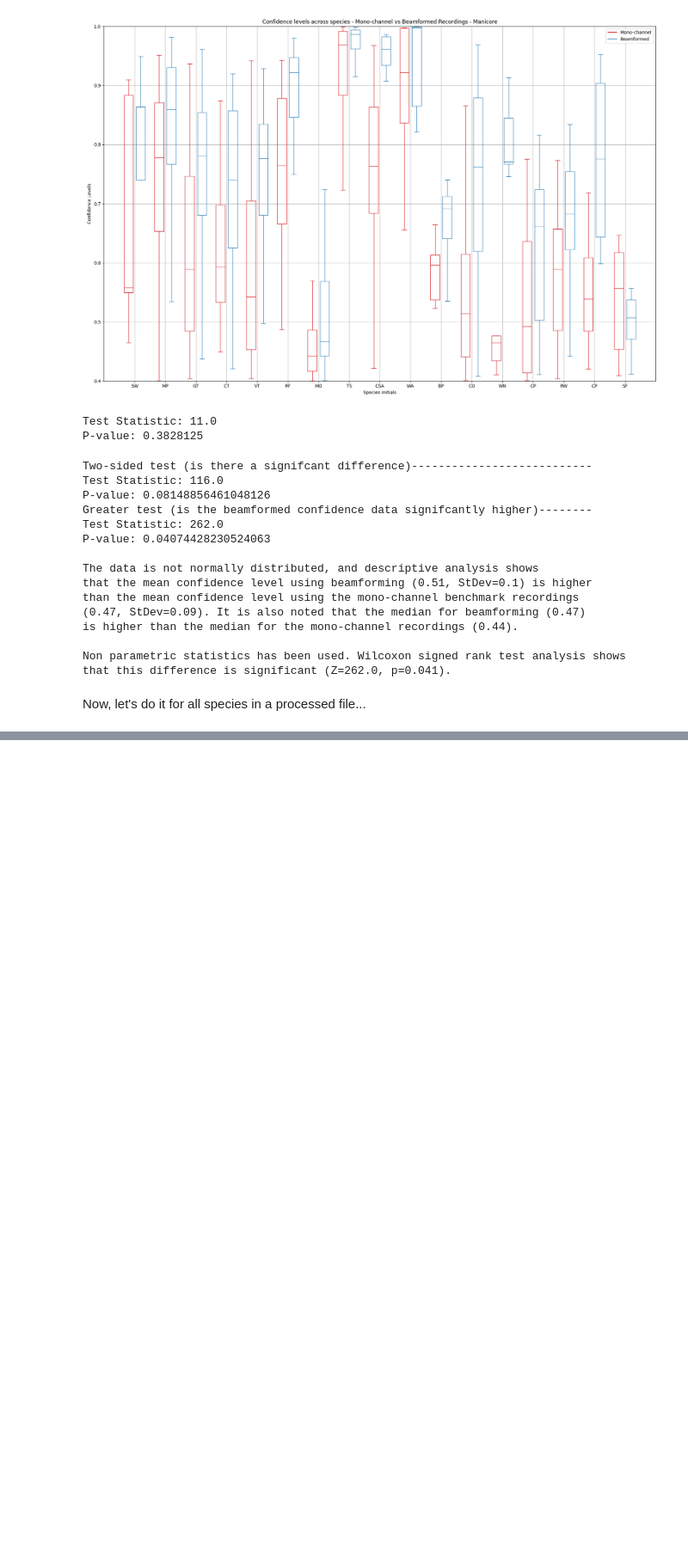
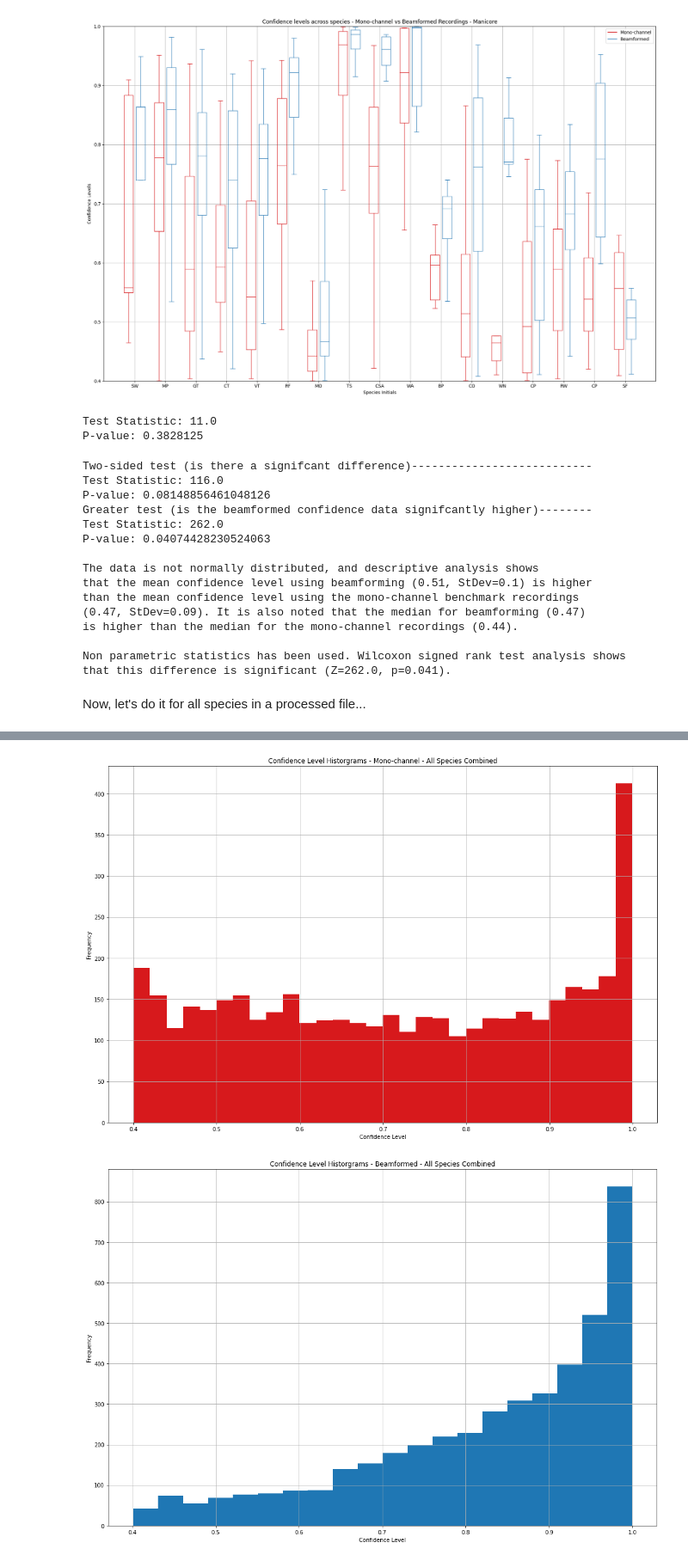
Before and after one commit to JamesSkinna/Masters_6mic_analysis, a Jupyter notebook: src/analysis_scripts/statistical_inference_tests.ipynb, the cells around one changed output, grey strips where cells are left out. Shown at 86% size. Drawn from its saved outputs; the diff is of its cells as text; code cells hidden in the pictures; blank space fills up the shorter version.

```diff
--- a/src/analysis_scripts/statistical_inference_tests.ipynb
+++ b/src/analysis_scripts/statistical_inference_tests.ipynb
@@ -423,0 +457,80 @@ Species whose tests showed no signficance: []
+# %%
+import numpy as np
+
+# List for every single detection
+conf_bf = []
+conf_mono = []
+
+# Add all detections from Manicore-------------------------------------------
+manicore_file_path = "data/processed/manicore/processed.json"
+
+mono_dict = read_results_from_file(manicore_file_path)["mono_channel"]
+bf_dict = read_results_from_file(manicore_file_path)["beamformed"]
+
+# Iterate through all species
+for species in mono_dict.keys():
+    # Extract confidence lists
+    conf_bf.extend(bf_dict[species]["conf_list"])
+    conf_mono.extend(mono_dict[species]["conf_list"])
+
+# Add all detections from Silwood-------------------------------------------
+silwood_file_path = "data/processed/silwood/A1/processed.json"
+
+mono_dict = read_results_from_file(silwood_file_path)["mono_channel"]
+bf_dict = read_results_from_file(silwood_file_path)["beamformed"]
+
+# Iterate through all species
+for species in mono_dict.keys():
+    # Extract confidence lists
+    conf_bf.extend(bf_dict[species]["conf_list"])
+    conf_mono.extend(mono_dict[species]["conf_list"])
+
+
+# Plot the data (histograms & boxplots)-------------------------------------
+# Histograms---
+setup_new_plot("Confidence Level", "Frequency", "Confidence Level Historgrams - Mono-channel - All Species Combined")
+
+plt.hist(conf_mono, bins=30, color='#D7191C')
+plt.show()
+
+setup_new_plot("Confidence Level", "Frequency", "Confidence Level Historgrams - Beamformed - All Species Combined")
+
+plt.hist(conf_bf, bins=20)
+plt.show()
+
+# Boxplots---
+setup_new_plot("", "Confidence Level", "Confidence Levels - All Species Combined")
+
+bpl = plt.boxplot(conf_mono, positions=[-1], sym='', widths=0.6)
+bpr = plt.boxplot(conf_bf, positions=[0], sym='', widths=0.6)
+set_box_color(bpl, '#D7191C') # colors are from http://colorbrewer2.org/
+set_box_color(bpr, '#2C7BB6')
+
+# draw temporary red and blue lines and use them to create a legend
+plt.plot([], c='#D7191C', label='Mono-channel')
+plt.plot([], c='#2C7BB6', label='Beamformed')
+plt.legend()
+
+boxplot_labels = ["Mono-channel", "Beamformed"]
+plt.xticks([-1, 0], boxplot_labels)
+plt.xlim(-2, 1)
+plt.ylim(0.4, 1)
+plt.tight_layout()
+
+plt.show()
+
+# Calculate important metrics-----------------------------------------------
+means = [round(np.mean(conf_bf), 3), round(np.mean(conf_mono), 3)]
+medians = [round(np.median(conf_bf), 3), round(np.median(conf_mono), 3)]
+devs = [round(np.std(conf_bf), 3), round(np.std(conf_mono), 3)]
+
+sample_size = len(conf_bf)
+print("Sample Size: " + str(sample_size))
+print()
+
+# Conduct the Significance Test---------------------------------------------
+statistic, p_value = wilcoxon(conf_bf, conf_mono, alternative="greater")
+report_outcome(means, medians, devs, statistic, p_value)
+# %% [output]
+[figure, added]
+[figure, added]
```
Also changed, not shown: parts of 8 cells of this notebook, 2 other files.
